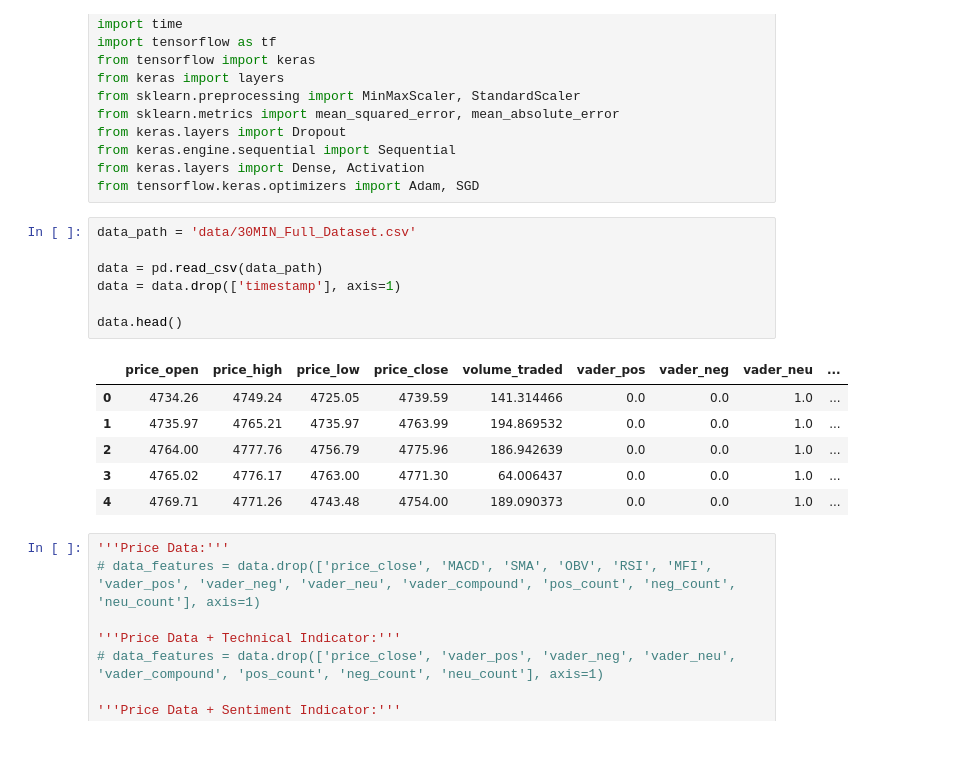
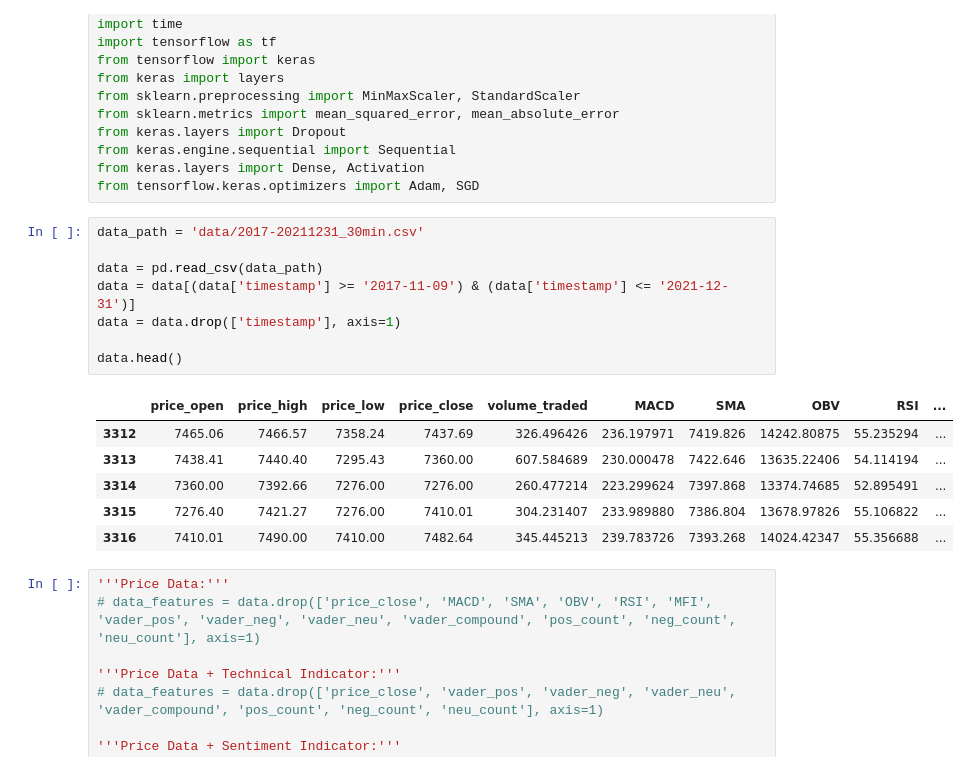
Before and after one commit to SegmentationErr/COMP5703_Capstone, a Jupyter notebook: Models/自己爬的twitter/GRU_LSTM_30min.ipynb, the cells around one changed output. Cells and saved outputs as stored; diff of their text form.

```diff
--- a/Models/自己爬的twitter/GRU_LSTM_30min.ipynb
+++ b/Models/自己爬的twitter/GRU_LSTM_30min.ipynb
@@ -13,19 +13,20 @@ from keras.engine.sequential import Sequential
 from keras.layers import Dense, Activation
 from tensorflow.keras.optimizers import Adam, SGD
 # %%
-data_path = 'data/30MIN_Full_Dataset.csv'
+data_path = 'data/2017-20211231_30min.csv'
 
 data = pd.read_csv(data_path)
+data = data[(data['timestamp'] >= '2017-11-09') & (data['timestamp'] <= '2021-12-31')]
 data = data.drop(['timestamp'], axis=1)
 
 data.head()
 # %% [output]
-|  | price_open | price_high | price_low | price_close | volume_traded | vader_pos | vader_neg | vader_neu | ... |
-| 0 | 4734.26 | 4749.24 | 4725.05 | 4739.59 | 141.314466 | 0.0 | 0.0 | 1.0 | ... |
-| 1 | 4735.97 | 4765.21 | 4735.97 | 4763.99 | 194.869532 | 0.0 | 0.0 | 1.0 | ... |
-| 2 | 4764.00 | 4777.76 | 4756.79 | 4775.96 | 186.942639 | 0.0 | 0.0 | 1.0 | ... |
-| 3 | 4765.02 | 4776.17 | 4763.00 | 4771.30 | 64.006437 | 0.0 | 0.0 | 1.0 | ... |
-| 4 | 4769.71 | 4771.26 | 4743.48 | 4754.00 | 189.090373 | 0.0 | 0.0 | 1.0 | ... |
+|  | price_open | price_high | price_low | price_close | volume_traded | MACD | SMA | OBV | RSI | ... |
+| 3312 | 7465.06 | 7466.57 | 7358.24 | 7437.69 | 326.496426 | 236.197971 | 7419.826 | 14242.80875 | 55.235294 | ... |
+| 3313 | 7438.41 | 7440.40 | 7295.43 | 7360.00 | 607.584689 | 230.000478 | 7422.646 | 13635.22406 | 54.114194 | ... |
+| 3314 | 7360.00 | 7392.66 | 7276.00 | 7276.00 | 260.477214 | 223.299624 | 7397.868 | 13374.74685 | 52.895491 | ... |
+| 3315 | 7276.40 | 7421.27 | 7276.00 | 7410.01 | 304.231407 | 233.989880 | 7386.804 | 13678.97826 | 55.106822 | ... |
+| 3316 | 7410.01 | 7490.00 | 7410.00 | 7482.64 | 345.445213 | 239.783726 | 7393.268 | 14024.42347 | 55.356688 | ... |
 # %%
 '''Price Data:'''
 # data_features = data.drop(['price_close', 'MACD', 'SMA', 'OBV', 'RSI', 'MFI', 'vader_pos', 'vader_neg', 'vader_neu', 'vader_compound', 'pos_count', 'neg_count', 'neu_count'], axis=1)
```
Also changed, not shown: parts of 6 cells of this notebook, 2 other files.
